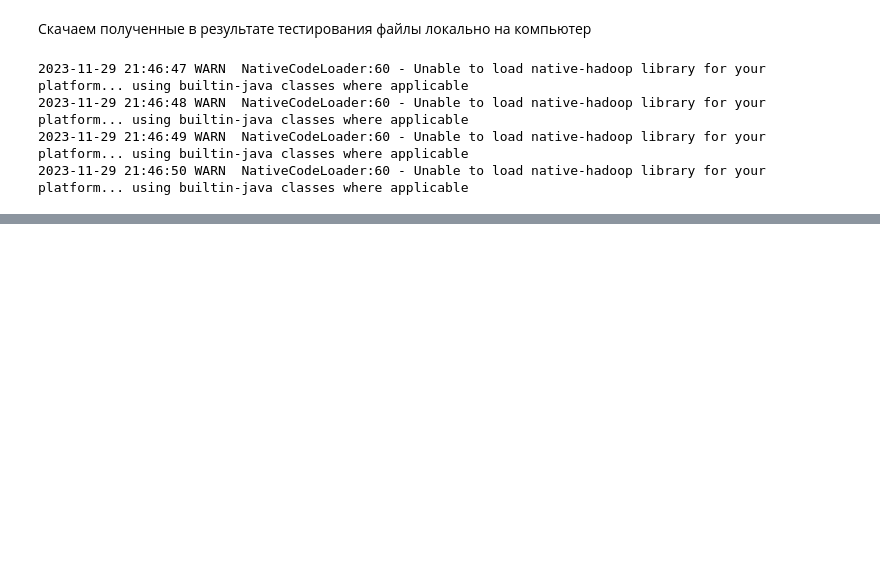
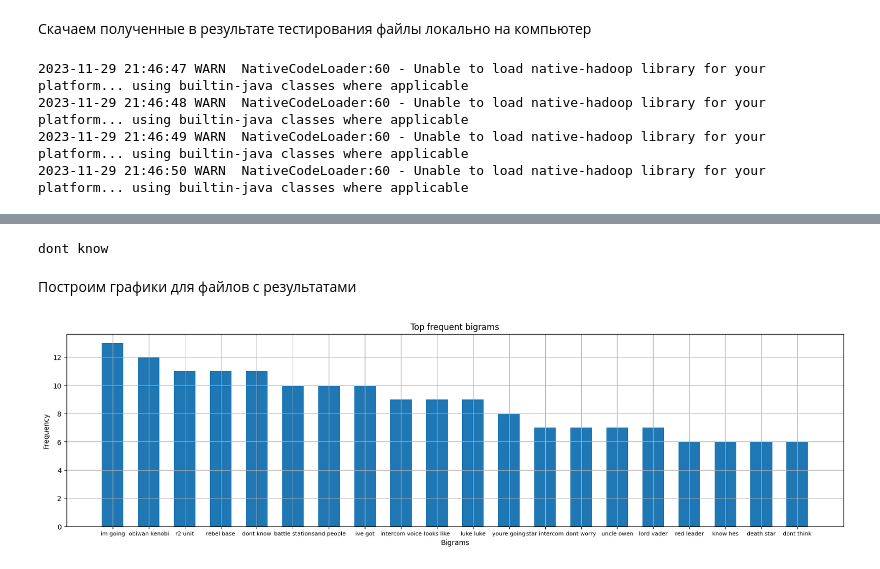
Before and after one commit to diffitask/big-data-ml-course, a Jupyter notebook: homeworks/hw-1/block-2/block-2.ipynb, the cells around one changed output, grey strips where cells are left out. Saved outputs shown, nothing was run; the diff lists cells and outputs as text; code cells hidden in the pictures; blank space fills up the shorter version.

```diff
--- a/homeworks/hw-1/block-2/block-2.ipynb
+++ b/homeworks/hw-1/block-2/block-2.ipynb
@@ -652,0 +939,44 @@ Removing temp directory /tmp/longest_character_phrase.root.20231129.184602.40524
+# %%
+line = '["dont", "know"]	29'
+line_words = line.split('\t')
+bigram = line_words[0].replace('"', '').replace(',', '').replace(']', '').replace('[', '')
+print(bigram)
+# %% [output]
+dont know
+# %%
+def bigram_results_parsing(res_file_path: str) -> Tuple[List, List]:
+    bigrams = []
+    bigrams_counts = []
+
+    with open(res_file_path) as res_file:
+        for line in res_file:
+            line_words = line.split('\t')
+
+            bigram = line_words[0].replace('"', '').replace(',', '').replace(']', '').replace('[', '')
+            bigrams.append(bigram)
+
+            bigram_count = int(line_words[1].replace('\n', ''))
+            bigrams_counts.append(bigram_count)
+    return bigrams, bigrams_counts
+# %%
+from matplotlib import pyplot as plt
+
+def build_bigram_graphic(bigrams: List, bigrams_counts: List):
+    plt.figure(figsize=(20,5))
+    plt.bar(bigrams, bigrams_counts, width=0.6)
+    plt.xlabel('Bigrams')
+    plt. xticks(fontsize=8)
+    plt.ylabel('Frequency')
+    plt.title('Top frequent bigrams')
+    plt.grid()
+    plt.show()
+# %%
+def results_bigram_graphic(res_file_path: str):
+    bigrams, bigrams_counts = bigram_results_parsing(res_file_path)
+    build_bigram_graphic(bigrams, bigrams_counts)
+# %% [markdown]
+Построим графики для файлов с результатами
+# %%
+results_bigram_graphic(t3_local_res_e4)
+# %% [output]
+[figure, added]
```
Also changed, not shown: parts of 40 cells of this notebook.
